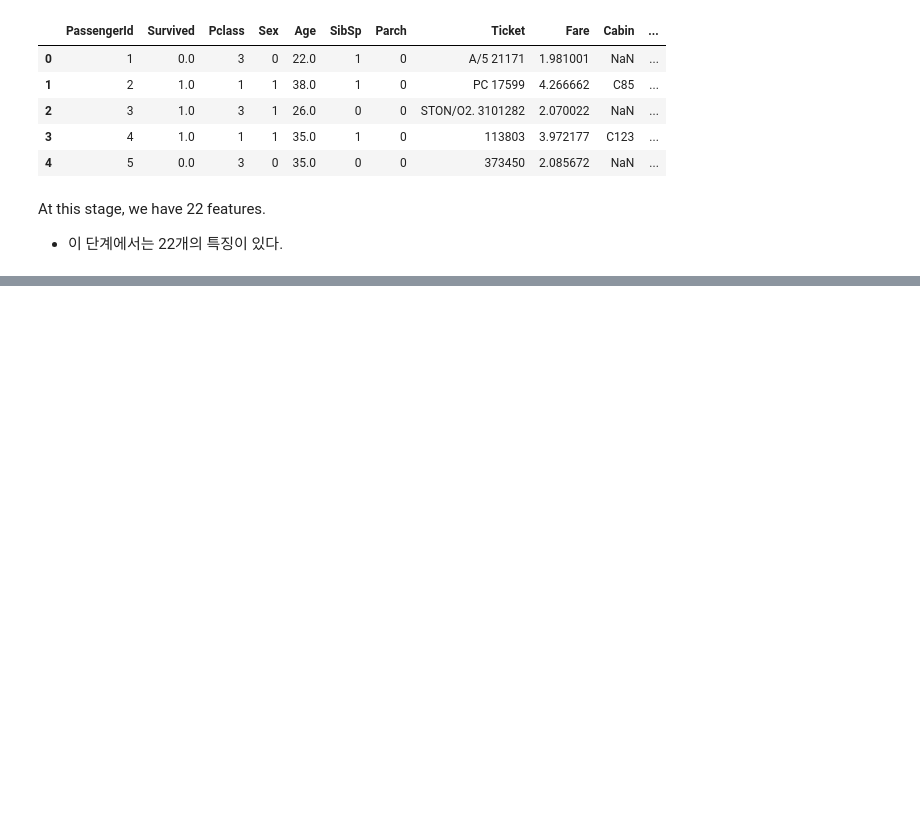
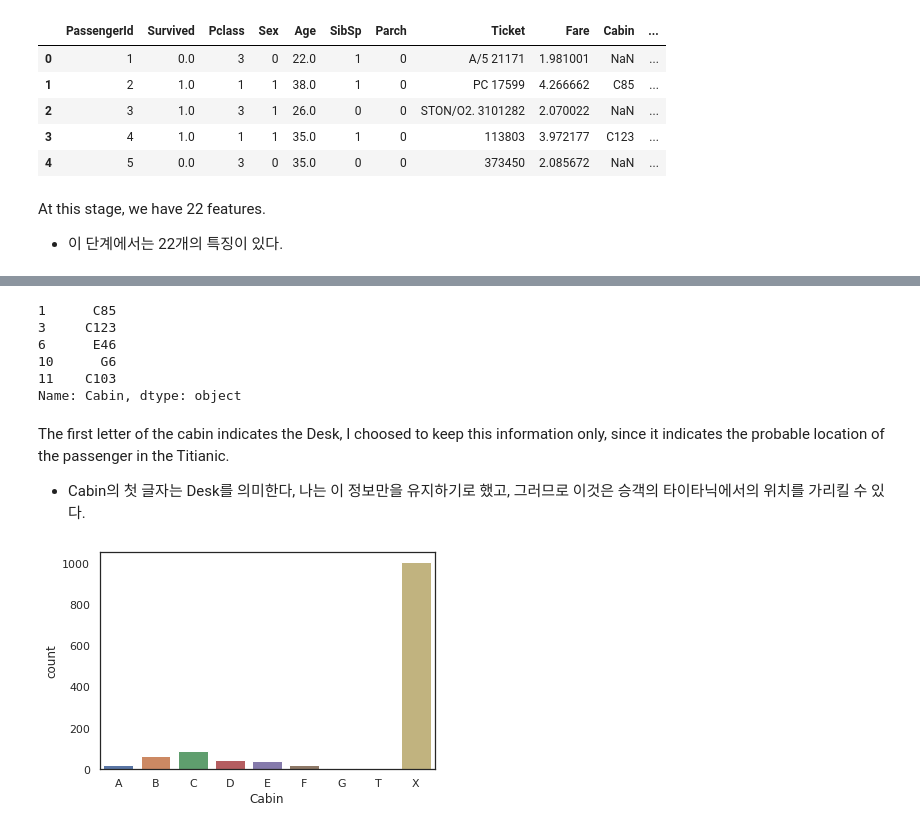
Before and after one commit to jsleeg98/Kaggle_practice, a Jupyter notebook: Titanic/Titanic_Top_4_with_ensemble_modeling_필사.ipynb, the cells around one changed output, grey strips where cells are left out. Drawn from its saved outputs; the diff is of its cells as text; code cells hidden in the pictures; blank space fills up the shorter version.

Commit message:
5.3 Cabin

```diff
--- a/Titanic/Titanic_Top_4_with_ensemble_modeling_필사.ipynb
+++ b/Titanic/Titanic_Top_4_with_ensemble_modeling_필사.ipynb
@@ -681,0 +711,19 @@ At this stage, we have 22 features.
+# %%
+dataset['Cabin'][dataset['Cabin'].notnull()].head()
+# %% [output]
+1      C85
+3     C123
+6      E46
+10      G6
+11    C103
+Name: Cabin, dtype: object
+# %%
+# Replace the Cabin number by the type of cabin 'X' if not
+dataset['Cabin'] = pd.Series([i[0] if not pd.isnull(i) else 'X' for i in dataset['Cabin']])
+# %% [markdown]
+The first letter of the cabin indicates the Desk, I choosed to keep this information only, since it indicates the probable location of the passenger in the Titianic.
+- Cabin의 첫 글자는 Desk를 의미한다, 나는 이 정보만을 유지하기로 했고, 그러므로 이것은 승객의 타이타닉에서의 위치를 가리킬 수 있다.
+# %%
+ g = sns.countplot(dataset['Cabin'], order = ['A', 'B', 'C', 'D', 'E', 'F', 'G', 'T', 'X'])
+# %% [output]
+[figure, added]
```
Also changed, not shown: parts of 8 cells of this notebook.
